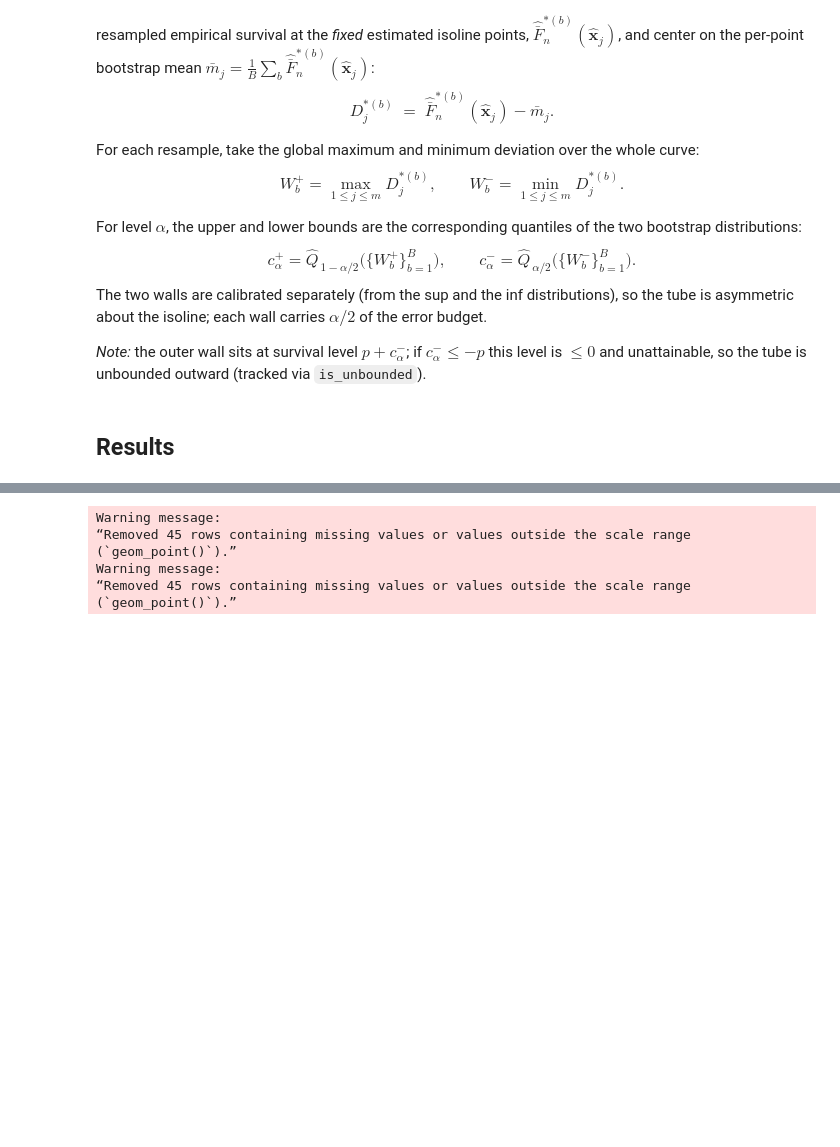
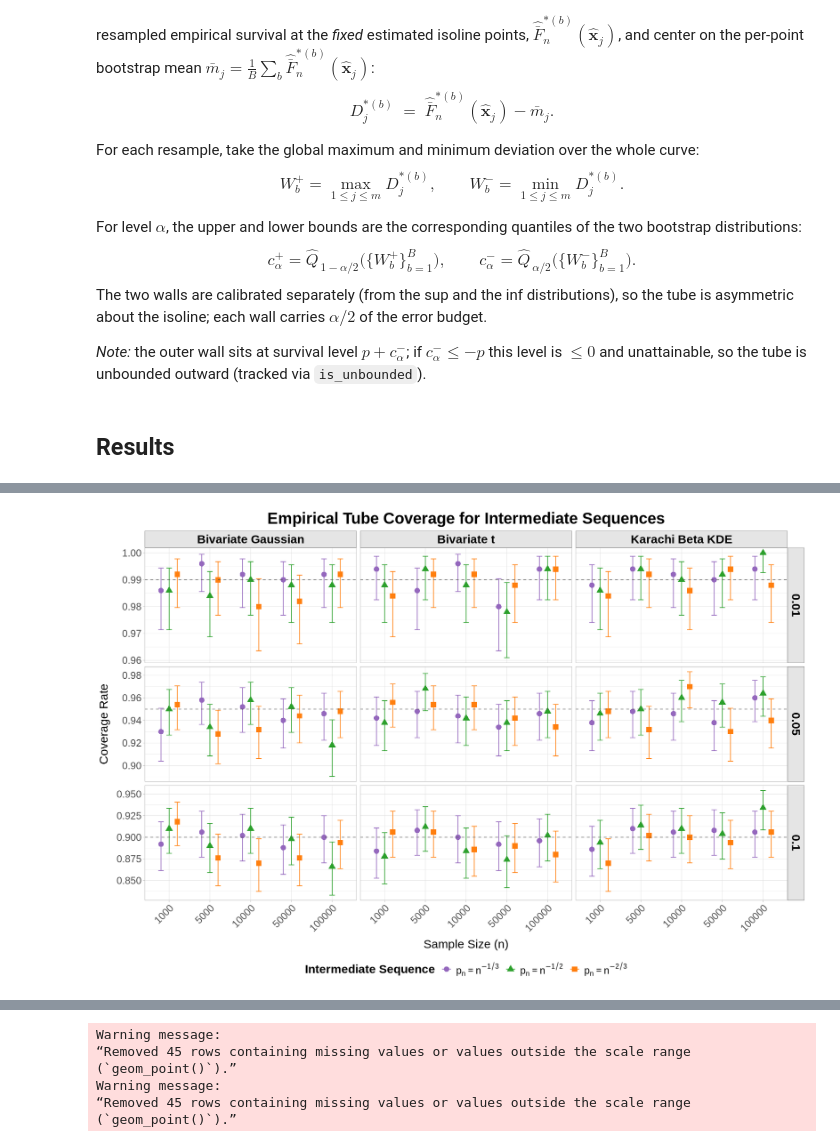
Before and after one commit to jbbutler/isolines_uq, a Jupyter notebook: notebooks/coverage_results_notebooks/empirical_coverage_results.ipynb, the cells around one changed output, grey strips where cells are left out. Drawn from its saved outputs; the diff is of its cells as text; code cells hidden in the pictures; blank space fills up the shorter version.

```diff
--- a/notebooks/coverage_results_notebooks/empirical_coverage_results.ipynb
+++ b/notebooks/coverage_results_notebooks/empirical_coverage_results.ipynb
@@ -672,0 +670,73 @@ ggsave('empirical_res_orig_unboundedness.png', plot=p, height=10, width=15, path
+# %%
+options(repr.plot.width=15, repr.plot.height=10)
+df <- full_orig_res
+
+rate_labels <- c(
+  "n^{-1/3}" = expression(p[n] == n^{-1/3}),
+  "n^{-1/2}" = expression(p[n] == n^{-1/2}),
+  "n^{-2/3}" = expression(p[n] == n^{-2/3})
+)
+
+df$n <- factor(df$n, levels=c(1000, 5000, 10000, 50000, 100000))
+df$dist <- case_when(
+  df$dist == "bivt"     ~ "Bivariate t",
+  df$dist == "bivgauss" ~ "Bivariate Gaussian",
+  df$dist == "karachi"  ~ "Karachi Beta KDE",
+  TRUE                  ~ as.character(df$dist)
+)
+
+# Keep only the three intermediate sequences
+df_sub <- df %>% filter(label %in% c("1_3", "1_2", "2_3"))
+
+# Map each label to its rate, ordered from slowest to fastest decay
+df_sub$rate <- case_when(
+  df_sub$label == "1_3" ~ "n^{-1/3}",
+  df_sub$label == "1_2" ~ "n^{-1/2}",
+  df_sub$label == "2_3" ~ "n^{-2/3}"
+)
+df_sub$rate <- factor(df_sub$rate,
+                      levels = c("n^{-1/3}", "n^{-1/2}", "n^{-2/3}"))
+
+df_sub$target_cov <- 1 - df_sub$alpha
+
+p <- ggplot(df_sub, aes(x=n, y=covrate, color=rate, shape=rate,
+                        group=rate)) +
+  geom_point(position=position_dodge(width=0.6), size=3.5) +
+  geom_errorbar(aes(ymin=confint_lb, ymax=confint_ub),
+                position=position_dodge(width=0.6), width=0.4) +
+  geom_hline(aes(yintercept=target_cov), linetype="dashed",
+             color="gray30", alpha=0.8) +
+  facet_grid(alpha ~ dist, scales="free_y") +
+  scale_color_manual(values = c("n^{-1/3}" = "#9467bd",
+                                "n^{-1/2}" = "#2ca02c",
+                                "n^{-2/3}" = "#ff7f0e"),
+                     labels = rate_labels) +
+  scale_shape_manual(values = c("n^{-1/3}" = 16,
+                                "n^{-1/2}" = 17,
+                                "n^{-2/3}" = 15),
+                     labels = rate_labels) +
+  theme_light() +
+  labs(
+    x = "Sample Size (n)",
+    y = "Coverage Rate",
+    color = "Intermediate Sequence",
+    shape = "Intermediate Sequence",
+    title = "Empirical Tube Coverage for Intermediate Sequences"
+  ) +
+  theme(
+    plot.title    = element_text(size = 24, face = "bold", hjust = 0.5),
+    axis.title.x  = element_text(size = 18, margin = margin(t = 10)),
+    axis.title.y  = element_text(size = 18, margin = margin(r = 10)),
+    axis.text.x   = element_text(size = 15, angle = 45, hjust = 1),
+    axis.text.y   = element_text(size = 15),
+    strip.text    = element_text(size = 18, face = "bold", color = "black"),
+    strip.background = element_rect(fill = "gray90", color = "gray50"),
+    legend.title  = element_text(size = 18, face = "bold"),
+    legend.text   = element_text(size = 15),
+    legend.position = "bottom"
+  )
+p
+ggsave('empirical_res_orig_coverage_intermediate.png', plot=p, height=10, width=15,
+       path='~/isolines_uq/outputs/plots/', dpi=300)
+# %% [output]
+[figure, added]
```
Also changed, not shown: parts of 11 cells of this notebook, 51 other files.
